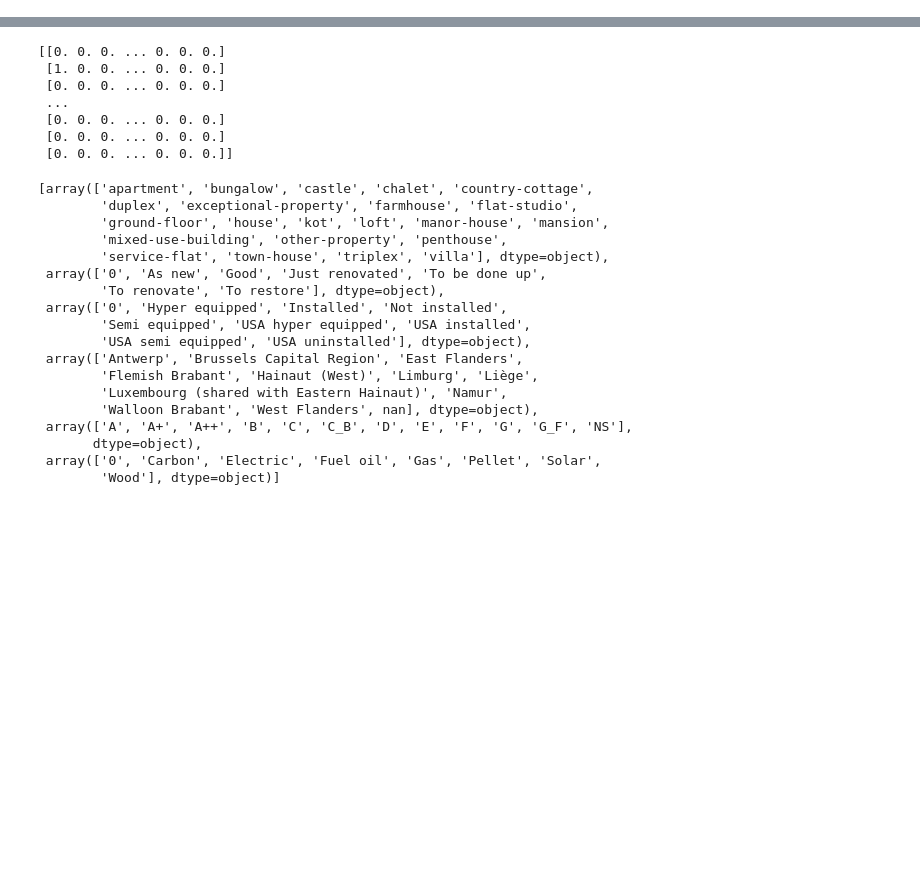
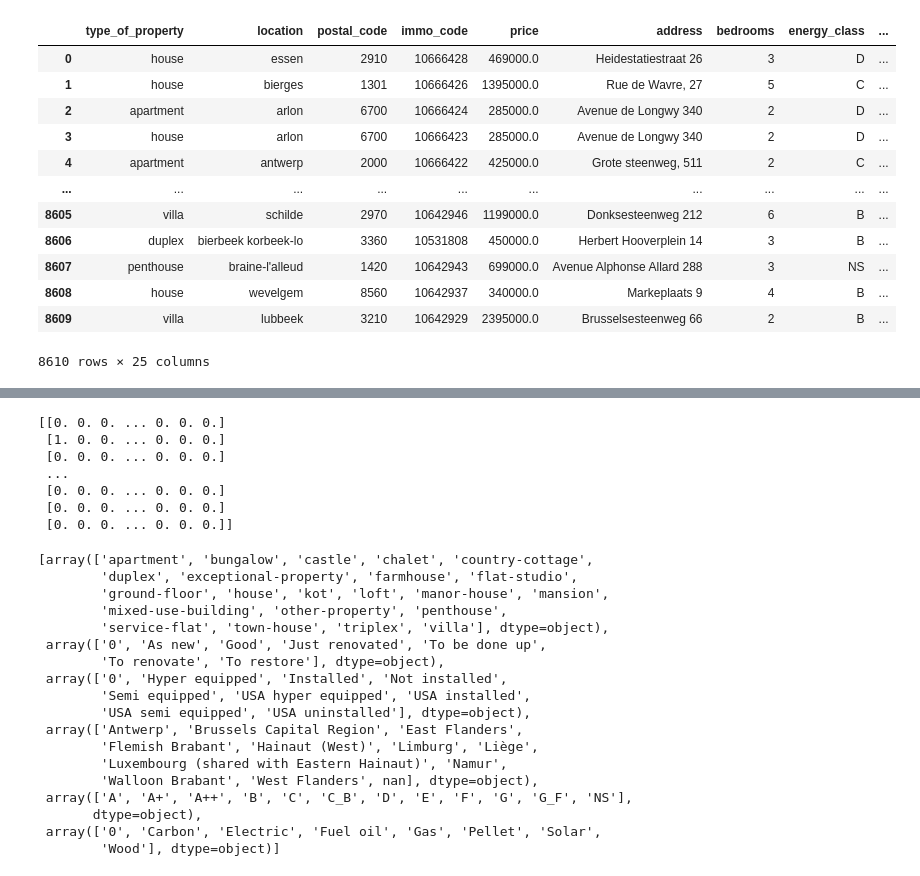
Before and after one commit to MythiliPalanisamy/Predict_Price_with_DockerAndFastAPI, a Jupyter notebook: notebooks/model_building/full_code.ipynb, the cells around one changed output, grey strips where cells are left out. Saved outputs shown, nothing was run; the diff lists cells and outputs as text; code cells hidden in the pictures; blank space fills up the shorter version.

```diff
--- a/notebooks/model_building/full_code.ipynb
+++ b/notebooks/model_building/full_code.ipynb
@@ -0,0 +32,16 @@
+# %%
+display(trail)
+# %% [output]
+|  | type_of_property | location | postal_code | immo_code | price | address | bedrooms | energy_class | ... |
+| 0 | house | essen | 2910 | 10666428 | 469000.0 | Heidestatiestraat 26 | 3 | D | ... |
+| 1 | house | bierges | 1301 | 10666426 | 1395000.0 | Rue de Wavre, 27 | 5 | C | ... |
+| 2 | apartment | arlon | 6700 | 10666424 | 285000.0 | Avenue de Longwy 340 | 2 | D | ... |
+| 3 | house | arlon | 6700 | 10666423 | 285000.0 | Avenue de Longwy 340 | 2 | D | ... |
+| 4 | apartment | antwerp | 2000 | 10666422 | 425000.0 | Grote steenweg, 511 | 2 | C | ... |
+| ... | ... | ... | ... | ... | ... | ... | ... | ... | ... |
+| 8605 | villa | schilde | 2970 | 10642946 | 1199000.0 | Donksesteenweg 212 | 6 | B | ... |
+| 8606 | duplex | bierbeek korbeek-lo | 3360 | 10531808 | 450000.0 | Herbert Hooverplein 14 | 3 | B | ... |
+| 8607 | penthouse | braine-l'alleud | 1420 | 10642943 | 699000.0 | Avenue Alphonse Allard 288 | 3 | NS | ... |
+| 8608 | house | wevelgem | 8560 | 10642937 | 340000.0 | Markeplaats 9 | 4 | B | ... |
+| 8609 | villa | lubbeek | 3210 | 10642929 | 2395000.0 | Brusselsesteenweg 66 | 2 | B | ... |
+8610 rows × 25 columns
```
Also changed, not shown: parts of 13 cells of this notebook, 11 other files.
